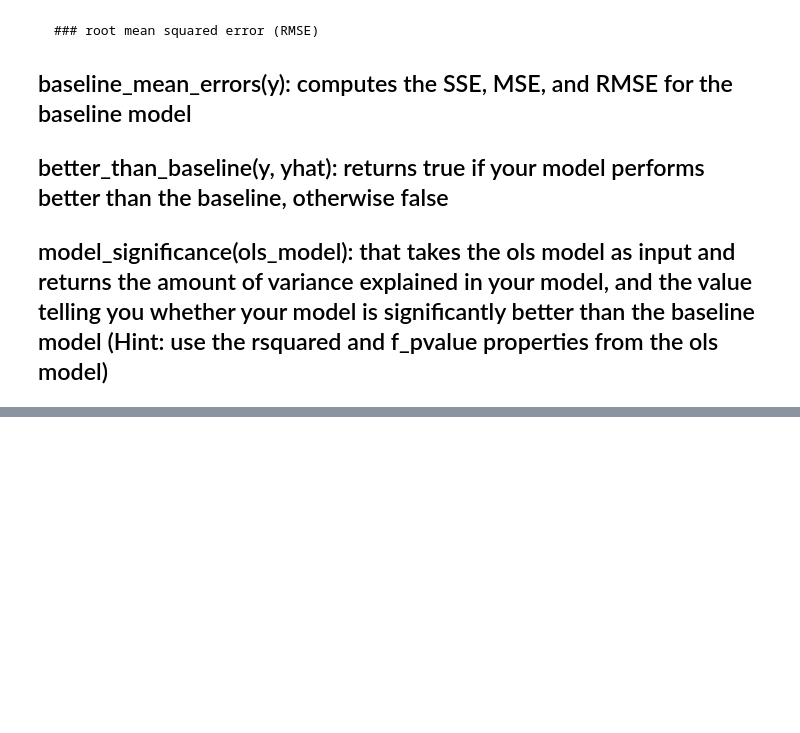
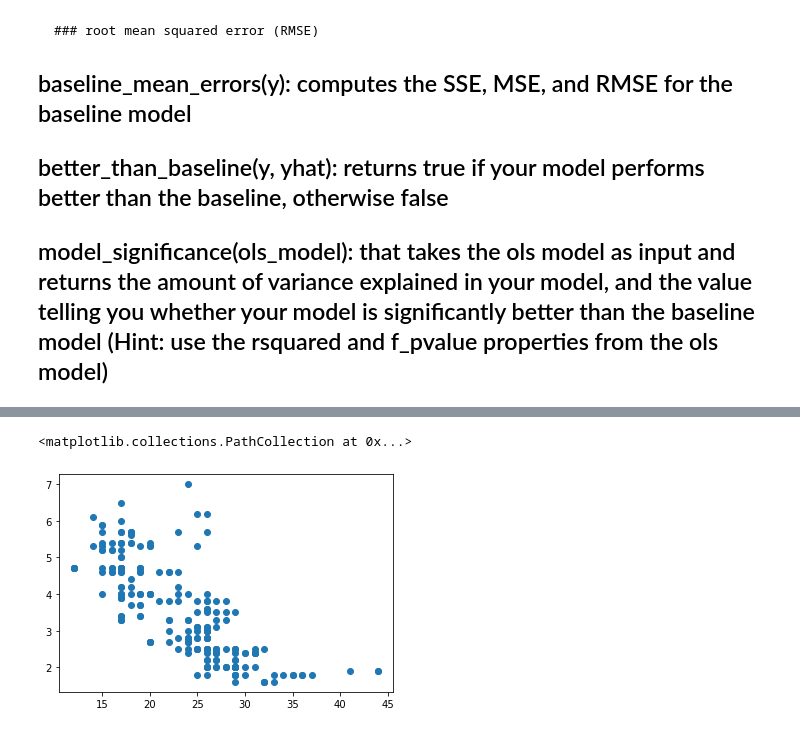
Before and after one commit to johngrinstead/regression_exercises, a Jupyter notebook: evaluate.ipynb, the cells around one changed output, grey strips where cells are left out. Saved outputs shown, nothing was run; the diff lists cells and outputs as text; code cells hidden in the pictures; blank space fills up the shorter version.

```diff
--- a/evaluate.ipynb
+++ b/evaluate.ipynb
@@ -233,0 +294,2 @@ Notes:
+# %%
+mpg = data('mpg')
@@ -233,0 +305,5 @@ Notes:
+# %%
+plt.scatter(mpg.hwy, mpg.displ)
+# %% [output]
+<matplotlib.collections.PathCollection at 0x...>
+[figure, added]
```
Also changed, not shown: parts of 9 cells of this notebook, 3 other files.
